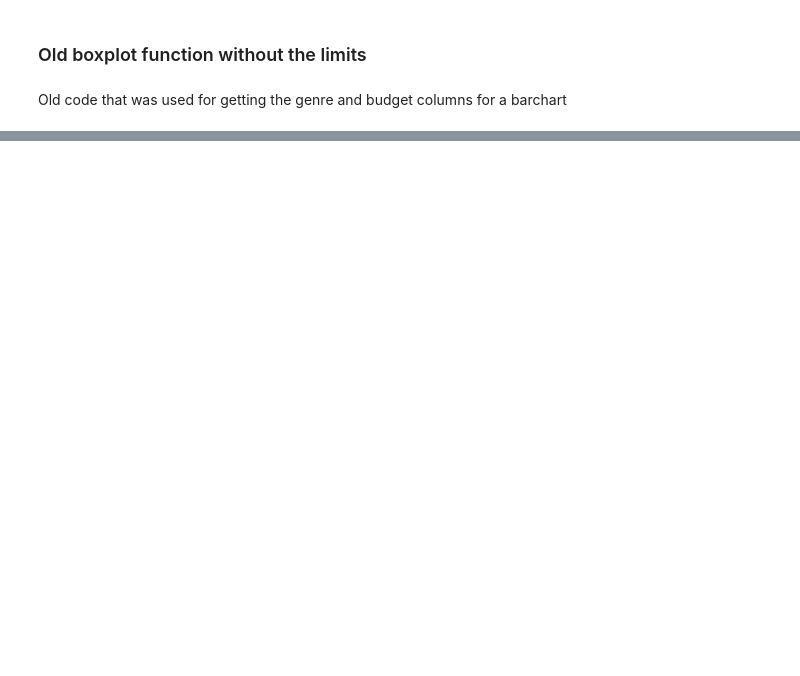
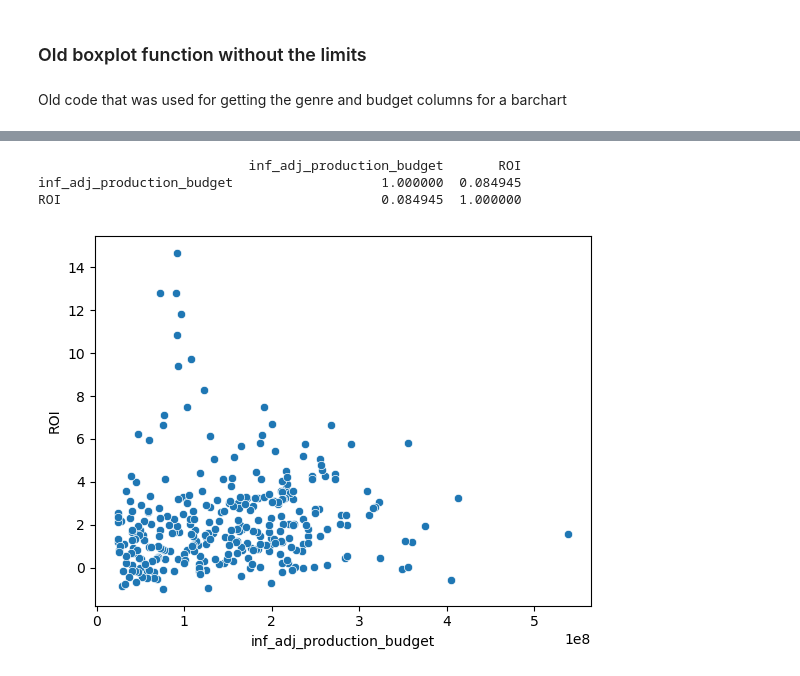
Before and after one commit to learn-co-curriculum/dsc-phase-1-project-template, a Jupyter notebook: notebooks/boxplots_total_gross_scatter.ipynb, the cells around one changed output, grey strips where cells are left out. Cells and saved outputs as stored; diff of their text form; code cells hidden in the pictures; blank space fills up the shorter version.

```diff
--- a/notebooks/boxplots_total_gross_scatter.ipynb
+++ b/notebooks/boxplots_total_gross_scatter.ipynb
@@ -168,0 +189,12 @@ for val, name in sorted(zip(genre_vals, genre_names), reverse=True):
+# %%
+sns.scatterplot(data=no_duplicates_df[(no_duplicates_df['inf_adj_production_budget'] >=2.4e7) &
+                                      (no_duplicates_df['Adventure'] == True)], x='inf_adj_production_budget', y='ROI')
+
+
+print(no_duplicates_df[(no_duplicates_df['inf_adj_production_budget'] > 2.4e7) & (no_duplicates_df['Adventure'] == True)]
+      [['inf_adj_production_budget', 'ROI']].corr(method='pearson'))
+# %% [output]
+                           inf_adj_production_budget       ROI
+inf_adj_production_budget                   1.000000  0.084945
+ROI                                         0.084945  1.000000
+[figure, added]
```
Also changed, not shown: parts of 14 cells of this notebook, 7 other files.
